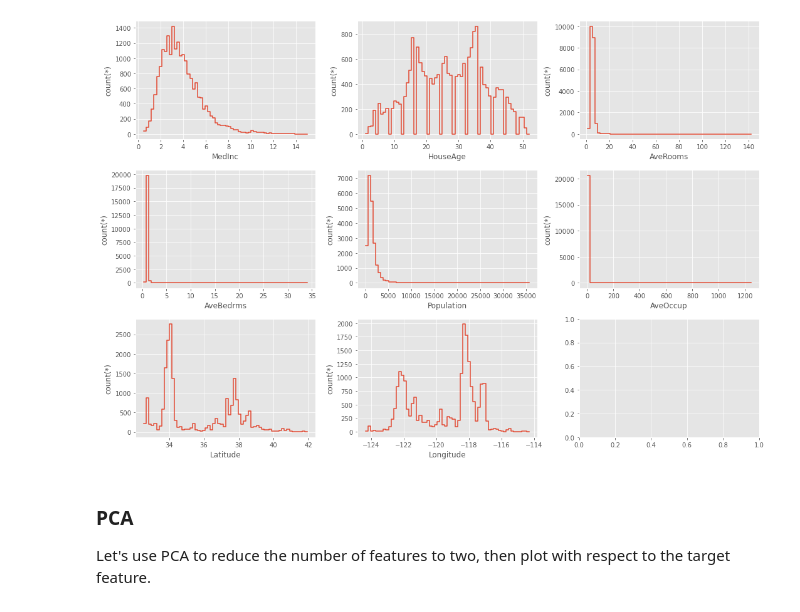
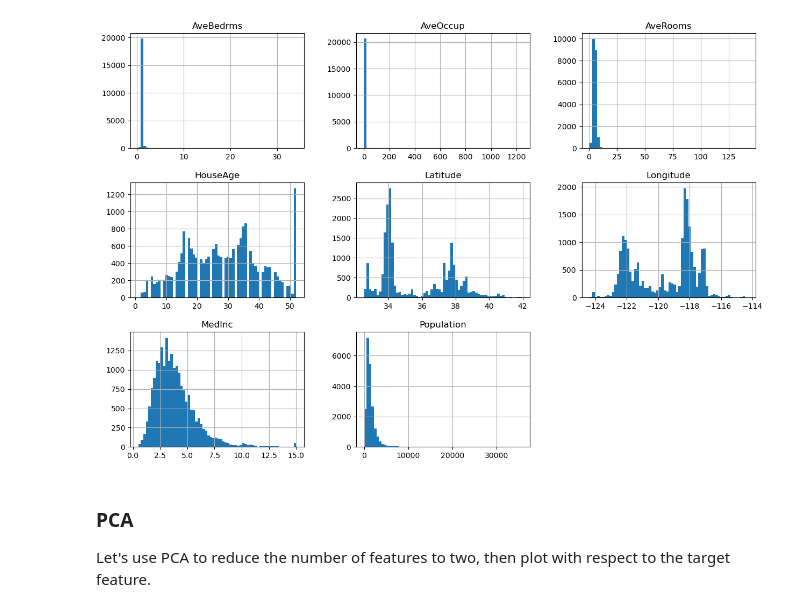
Before and after one commit to orchest/orchest, a Jupyter notebook: explore-data.ipynb, the cells around one changed output. Cells and saved outputs as stored; diff of their text form; code cells hidden in the pictures.

Commit message:
Remove vaex
Note that a mention of vaex is left in the environment script, to
show the user how an environment can be customized.

```diff
--- a/explore-data.ipynb
+++ b/explore-data.ipynb
@@ -13,10 +12,7 @@ import vaex as vx
 # %%
 # Retrieve the data from the previous step.
-data = orchest.get_inputs()  # data = [(df_data, df_target)]
-df_data, df_target = data["data"]
-
-# Convert the pandas dataframes to vaex dataframes.
-data, target = vx.from_pandas(df_data), vx.from_pandas(df_target)
+data = orchest.get_inputs()
+data, target = data["data"]
 # %%
 data.head()
 # %% [output]
@@ -73,16 +55,11 @@ data.describe()
 # %%
 # Plot the counts for the different features to see how they are
 # distributed.
 plt.style.use('ggplot')
-fig, axs = plt.subplots(3, 3, figsize=(15, 10))
-
-for i, col in enumerate(data.column_names):
-    plt.sca(axs[i//3][i%3])
-    data.viz.histogram(col, shape=(64))
-
+data.hist(bins=64, figsize=(15,10), layout=(3, 3))
 plt.show()
 # %% [output]
-[figure, old version]
+[figure, new version]
 # %% [markdown]
 ### PCA
 Let's use PCA to reduce the number of features to two, then plot with respect to the target feature.
```
Also changed, not shown: parts of 5 cells of this notebook, 2 other files.
